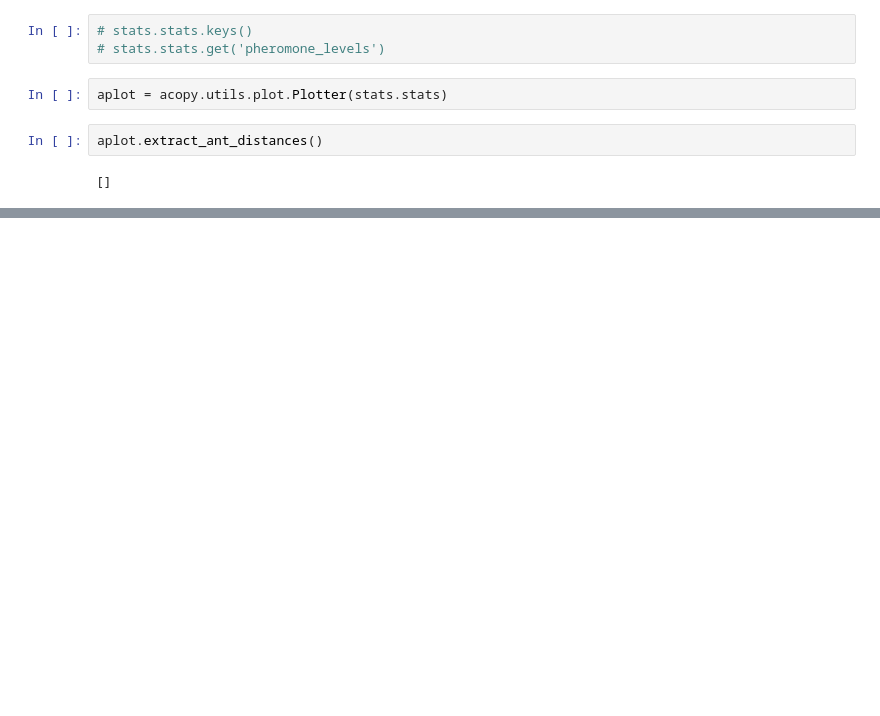
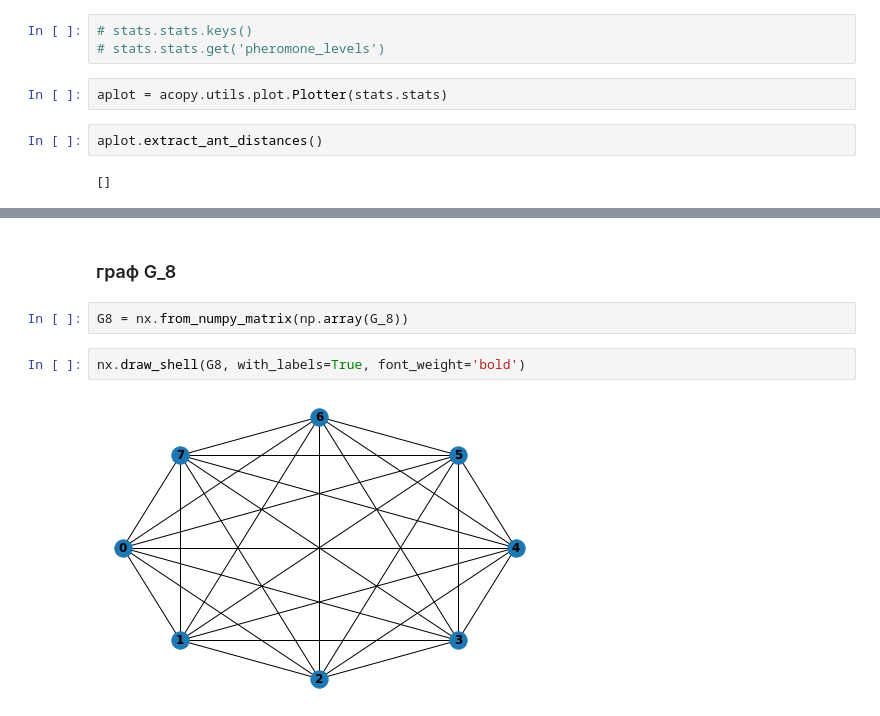
Before and after one commit to dKosarevsky/iu7, a Jupyter notebook: 5sem/labs_tads/tads-lab-03-ant.ipynb, the cells around one changed output, grey strips where cells are left out. Saved outputs shown, nothing was run; the diff lists cells and outputs as text; blank space fills up the shorter version.

```diff
--- a/5sem/labs_tads/tads-lab-03-ant.ipynb
+++ b/5sem/labs_tads/tads-lab-03-ant.ipynb
@@ -477,0 +814,8 @@ aplot.plot()
+# %% [markdown]
+### граф G_8
+# %%
+G8 = nx.from_numpy_matrix(np.array(G_8))
+# %%
+nx.draw_shell(G8, with_labels=True, font_weight='bold')
+# %% [output]
+[figure, added]
```
Also changed, not shown: parts of 90 cells of this notebook.
